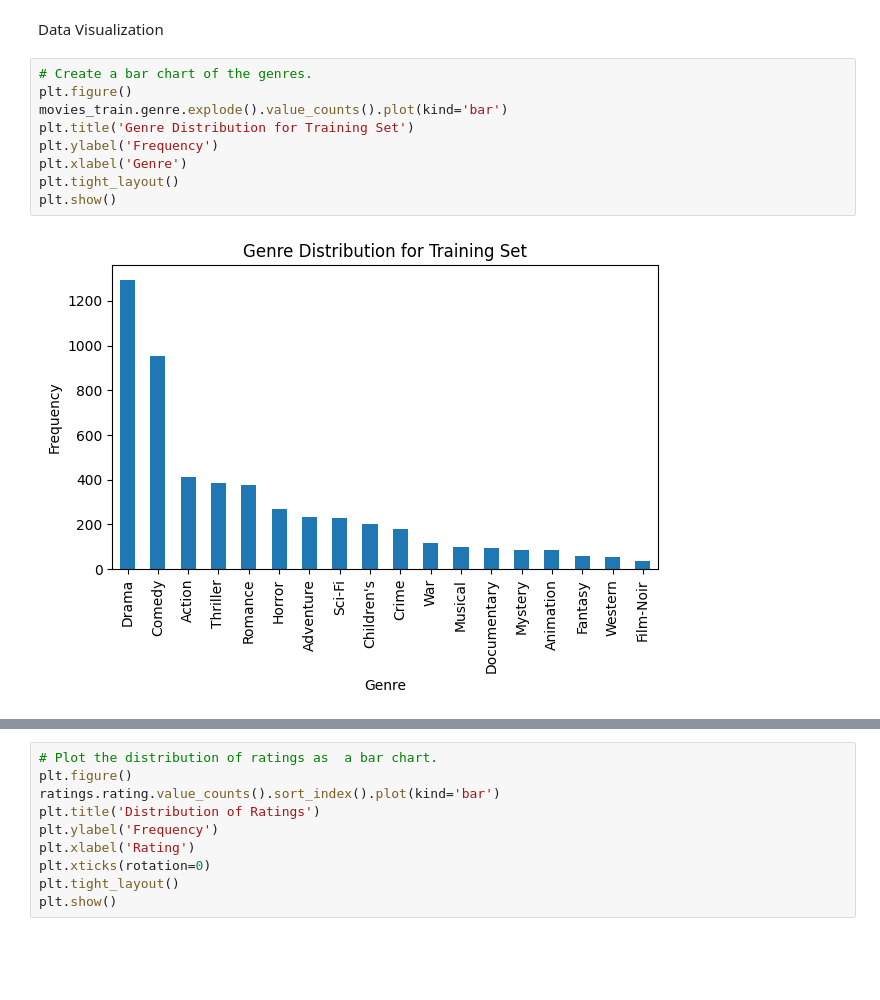
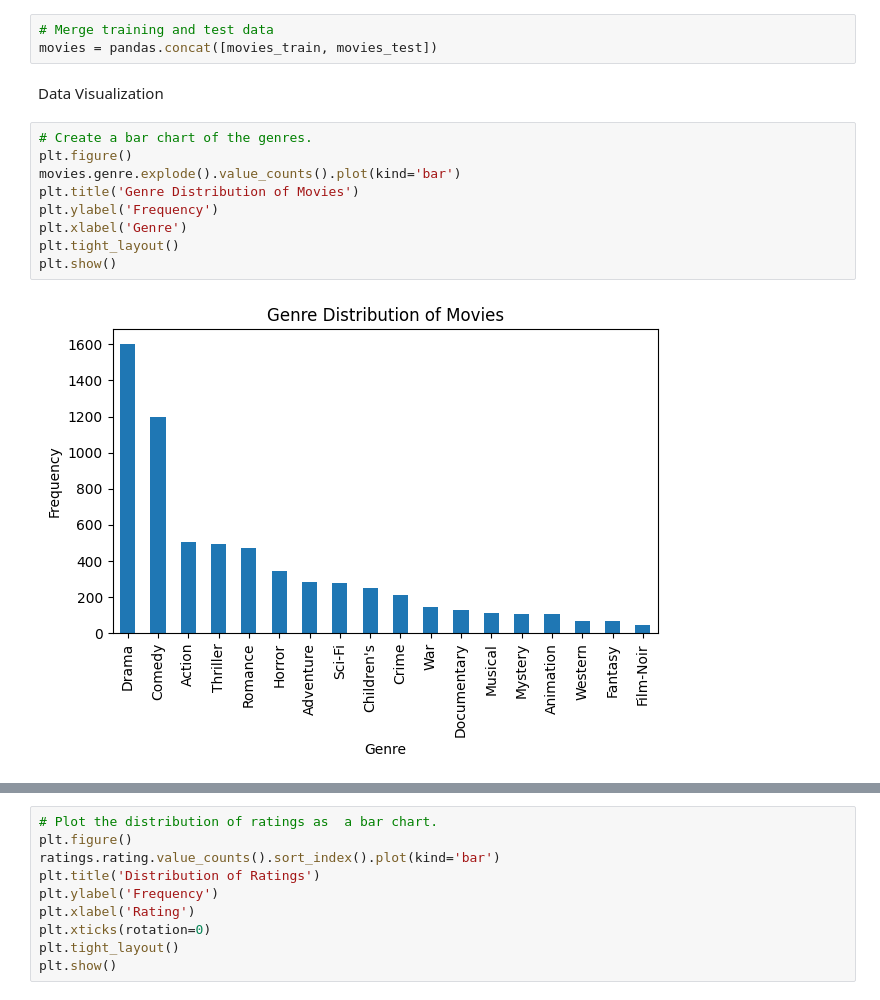
Before and after one commit to 21020673/INT3405E-Final-project, a Jupyter notebook: data visualization.ipynb, the cells around one changed output, grey strips where cells are left out. Drawn from its saved outputs; the diff is of its cells as text; blank space fills up the shorter version.

```diff
--- a/data visualization.ipynb
+++ b/data visualization.ipynb
@@ -43,16 +43,19 @@ ratings.head()
 | 2 | 1 | 914 | 3 |
 | 3 | 1 | 3408 | 4 |
 | 4 | 1 | 2355 | 5 |
+# %%
+# Merge training and test data
+movies = pandas.concat([movies_train, movies_test])
 # %% [markdown]
 Data Visualization
 # %%
 # Create a bar chart of the genres.
 plt.figure()
-movies_train.genre.explode().value_counts().plot(kind='bar')
-plt.title('Genre Distribution for Training Set')
+movies.genre.explode().value_counts().plot(kind='bar')
+plt.title('Genre Distribution of Movies')
 plt.ylabel('Frequency')
 plt.xlabel('Genre')
 plt.tight_layout()
 plt.show()
 # %% [output]
-[figure, old version]
+[figure, new version]
```
Also changed, not shown: parts of 3 cells of this notebook, 2 other files.
